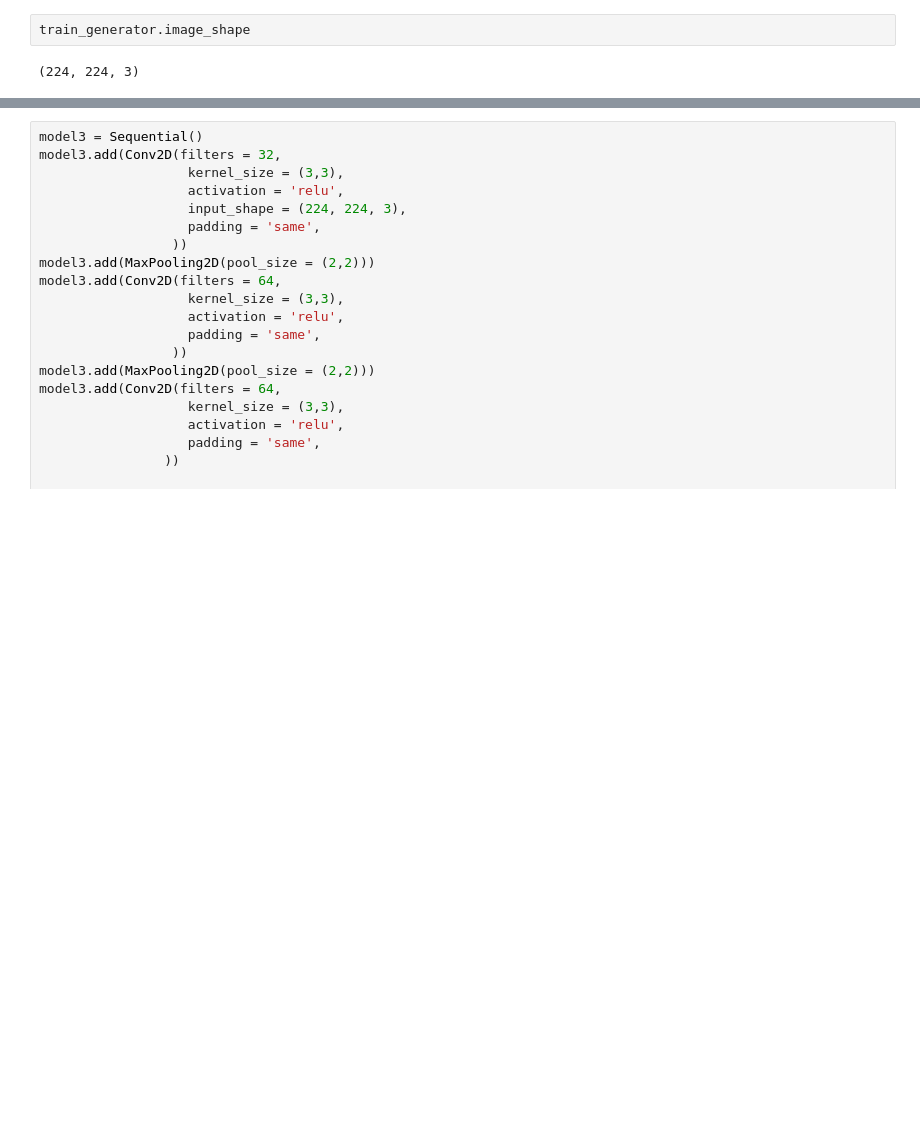
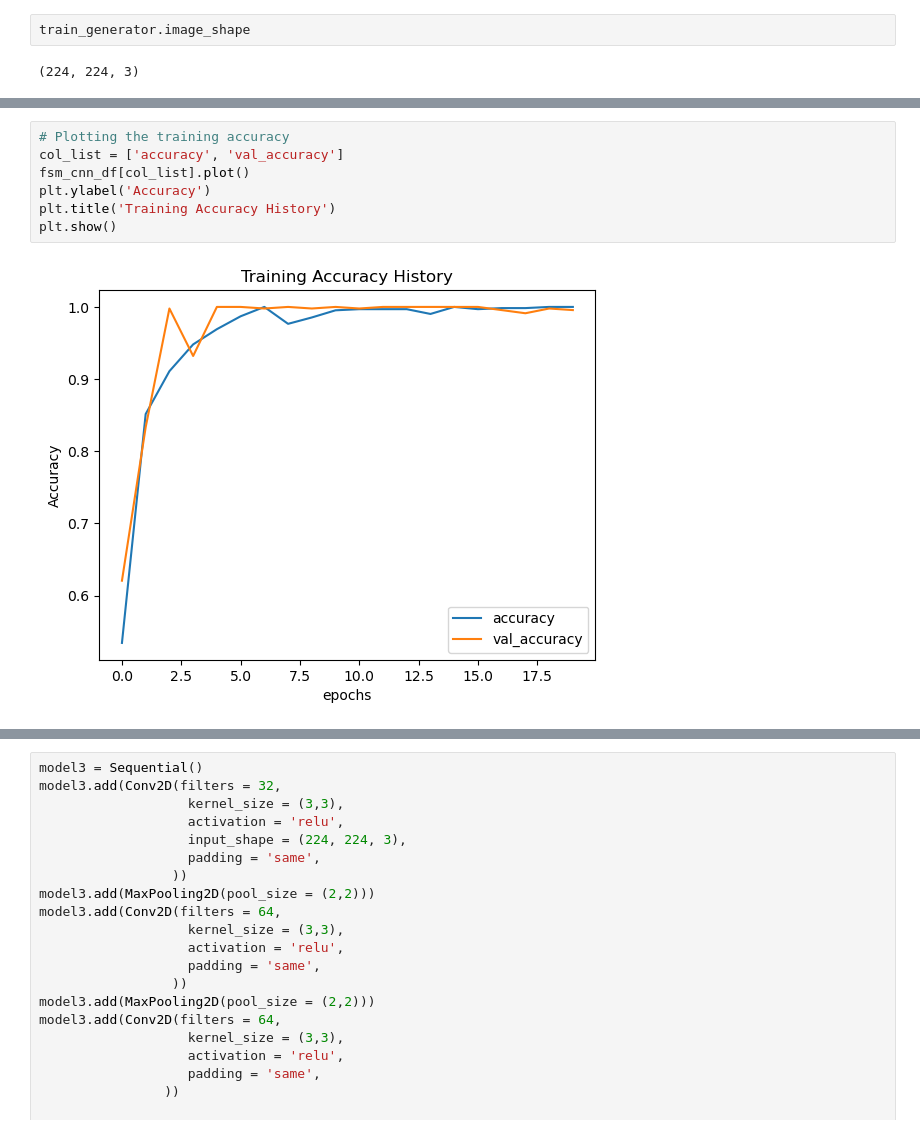
Before and after one commit to ddcots24/Hello-Fresh, a Jupyter notebook: Hello_Fresh.ipynb, the cells around one changed output, grey strips where cells are left out. Cells and saved outputs as stored; diff of their text form; blank space fills up the shorter version.

```diff
--- a/Hello_Fresh.ipynb
+++ b/Hello_Fresh.ipynb
@@ -323,0 +199,9 @@ Test loss: 0.05423416197299957 Test Acc: 0.9806122183799744
+# %%
+# Plotting the training accuracy
+col_list = ['accuracy', 'val_accuracy']
+fsm_cnn_df[col_list].plot()
+plt.ylabel('Accuracy')
+plt.title('Training Accuracy History')
+plt.show()
+# %% [output]
+[figure, added]
```
Also changed, not shown: parts of 96 cells of this notebook.
